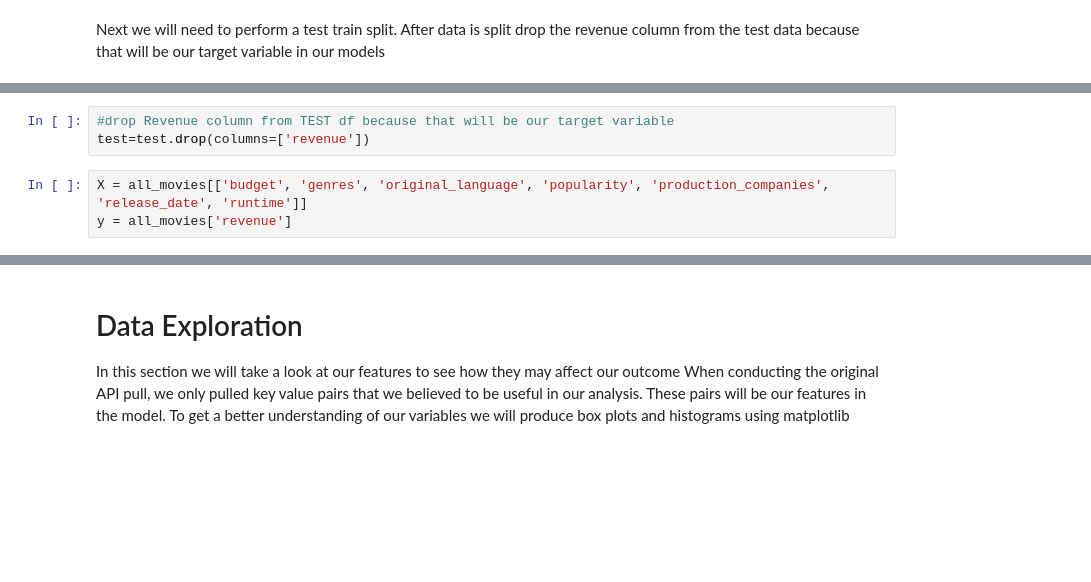
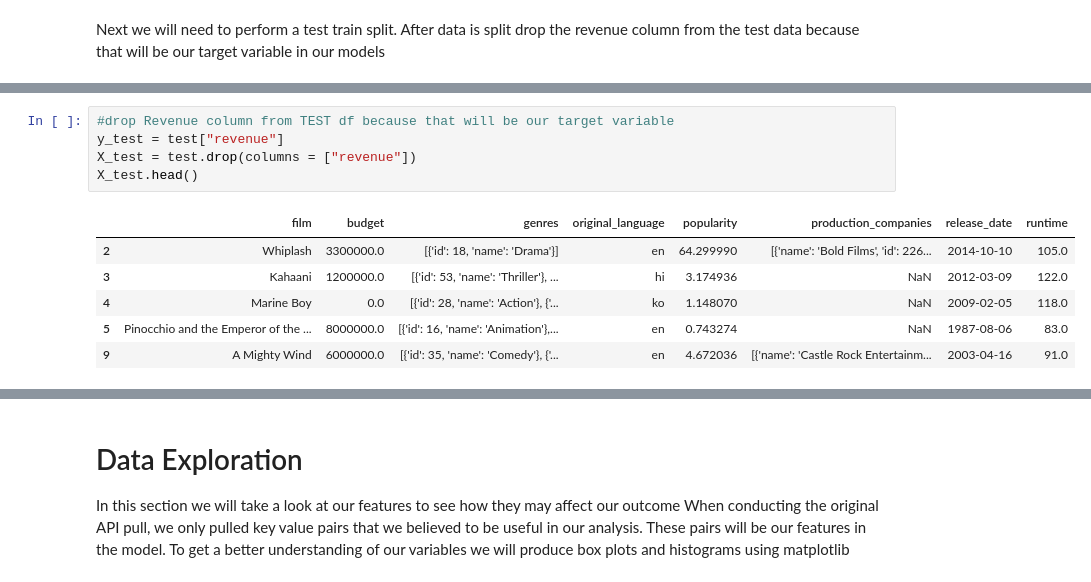
Before and after one commit to Joely0819/Project_4_GitGirls, a Jupyter notebook: Movie_Machine_Learning.ipynb, the cells around one changed output, grey strips where cells are left out. Cells and saved outputs as stored; diff of their text form; blank space fills up the shorter version.

```diff
--- a/Movie_Machine_Learning.ipynb
+++ b/Movie_Machine_Learning.ipynb
@@ -541,9 +650,15 @@ test=all_movies.drop(train.index)
 # %%
 #drop Revenue column from TEST df because that will be our target variable
-test=test.drop(columns=['revenue'])
+y_test = test["revenue"]
+X_test = test.drop(columns = ["revenue"])
+X_test.head()
+# %% [output]
+|  | film | budget | genres | original_language | popularity | production_companies | release_date | runtime |
+| 2 | Whiplash | 3300000.0 | [{'id': 18, 'name': 'Drama'}] | en | 64.299990 | [{'name': 'Bold Films', 'id': 226... | 2014-10-10 | 105.0 |
+| 3 | Kahaani | 1200000.0 | [{'id': 53, 'name': 'Thriller'}, ... | hi | 3.174936 | NaN | 2012-03-09 | 122.0 |
+| 4 | Marine Boy | 0.0 | [{'id': 28, 'name': 'Action'}, {'... | ko | 1.148070 | NaN | 2009-02-05 | 118.0 |
+| 5 | Pinocchio and the Emperor of the ... | 8000000.0 | [{'id': 16, 'name': 'Animation'},... | en | 0.743274 | NaN | 1987-08-06 | 83.0 |
+| 9 | A Mighty Wind | 6000000.0 | [{'id': 35, 'name': 'Comedy'}, {'... | en | 4.672036 | [{'name': 'Castle Rock Entertainm... | 2003-04-16 | 91.0 |
-# %%
-X = all_movies[['budget', 'genres', 'original_language', 'popularity', 'production_companies', 'release_date', 'runtime']]
-y = all_movies['revenue']
 # %%
 #take a look at the shape of our data
 print ('The train data has {} rows and {} columns'.format(train.shape[0],train.shape[1]))
```
Also changed, not shown: parts of 22 cells of this notebook, 1 other file.
